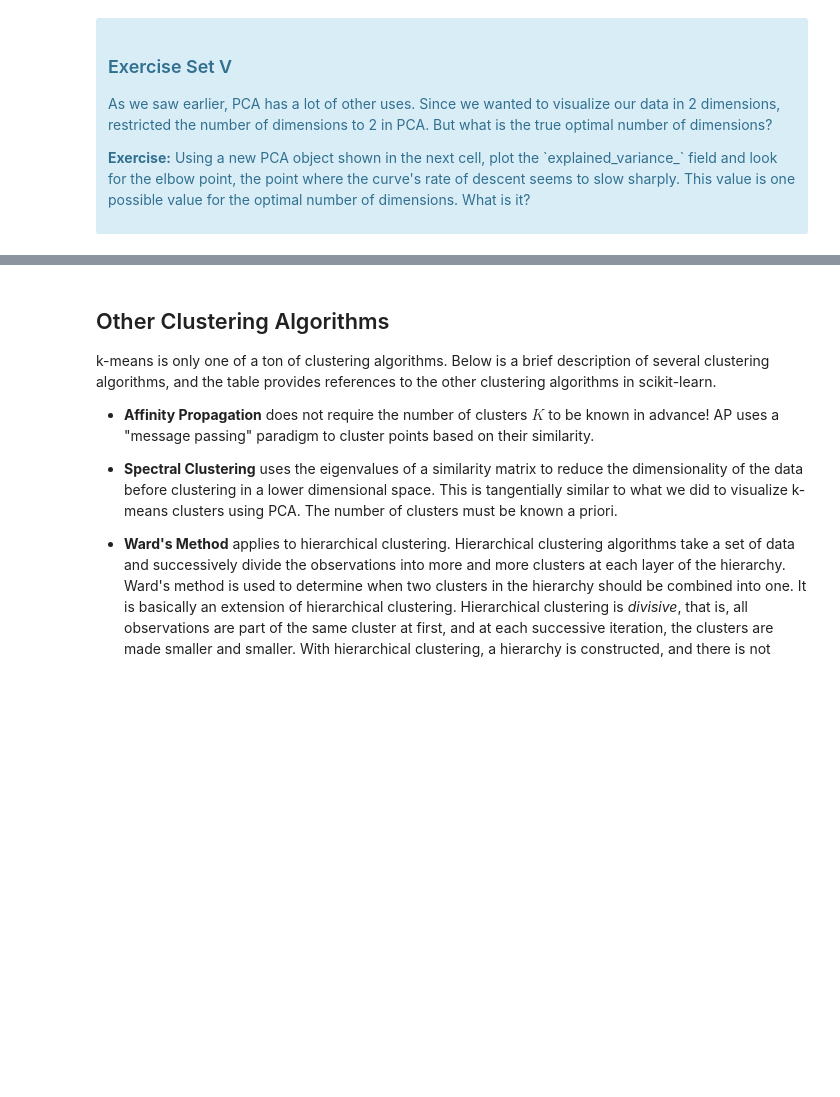
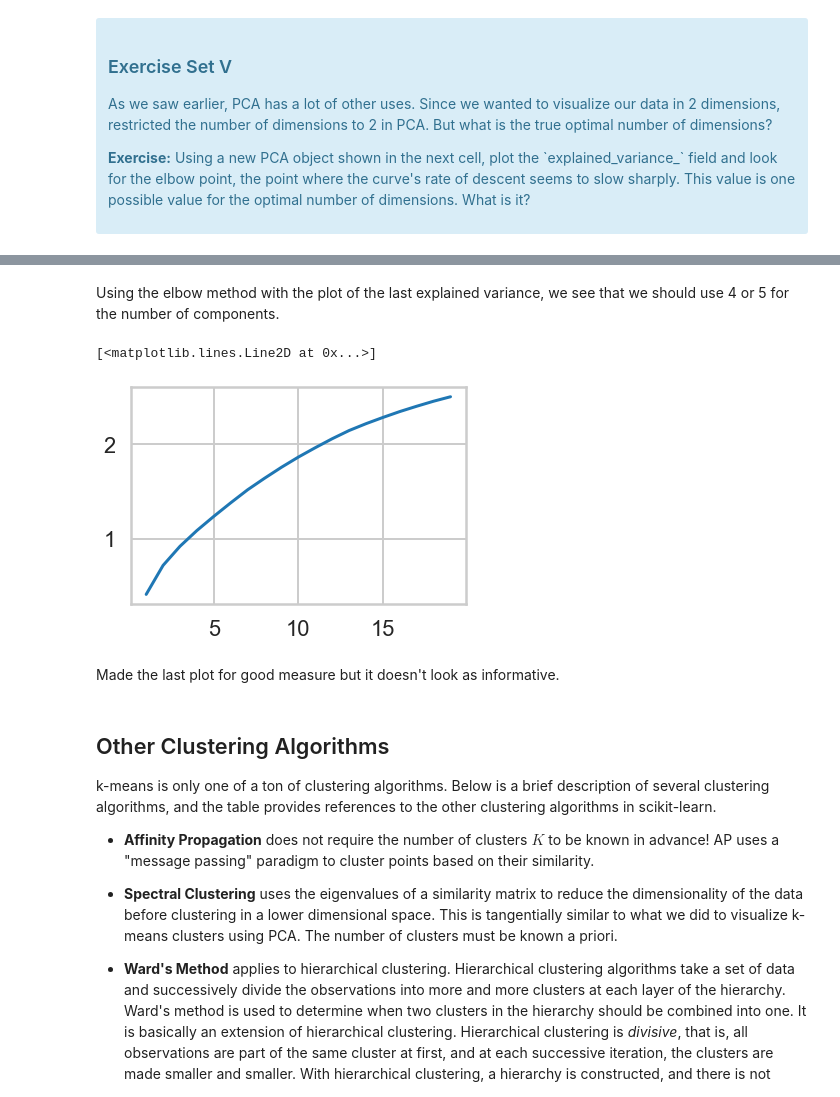
Before and after one commit to sarioz/Springboard, a Jupyter notebook: Mini-Projects/16_2.6-clustering/Mini_Project_Clustering.ipynb, the cells around one changed output, grey strips where cells are left out. Drawn from its saved outputs; the diff is of its cells as text; code cells hidden in the pictures; blank space fills up the shorter version.

```diff
--- a/Mini-Projects/16_2.6-clustering/Mini_Project_Clustering.ipynb
+++ b/Mini-Projects/16_2.6-clustering/Mini_Project_Clustering.ipynb
@@ -381,0 +552,10 @@ pca.fit(X)
+# %% [markdown]
+Using the elbow method with the plot of the last explained variance, we see that we should use 4 or 5 for the number of components.
+# %%
+# plot of the sum of explained variance versus the number of components
+plt.plot(xs, ys2)
+# %% [output]
+[<matplotlib.lines.Line2D at 0x...>]
+[figure, added]
+# %% [markdown]
+Made the last plot for good measure but it doesn't look as informative.
```
Also changed, not shown: parts of 22 cells of this notebook.
